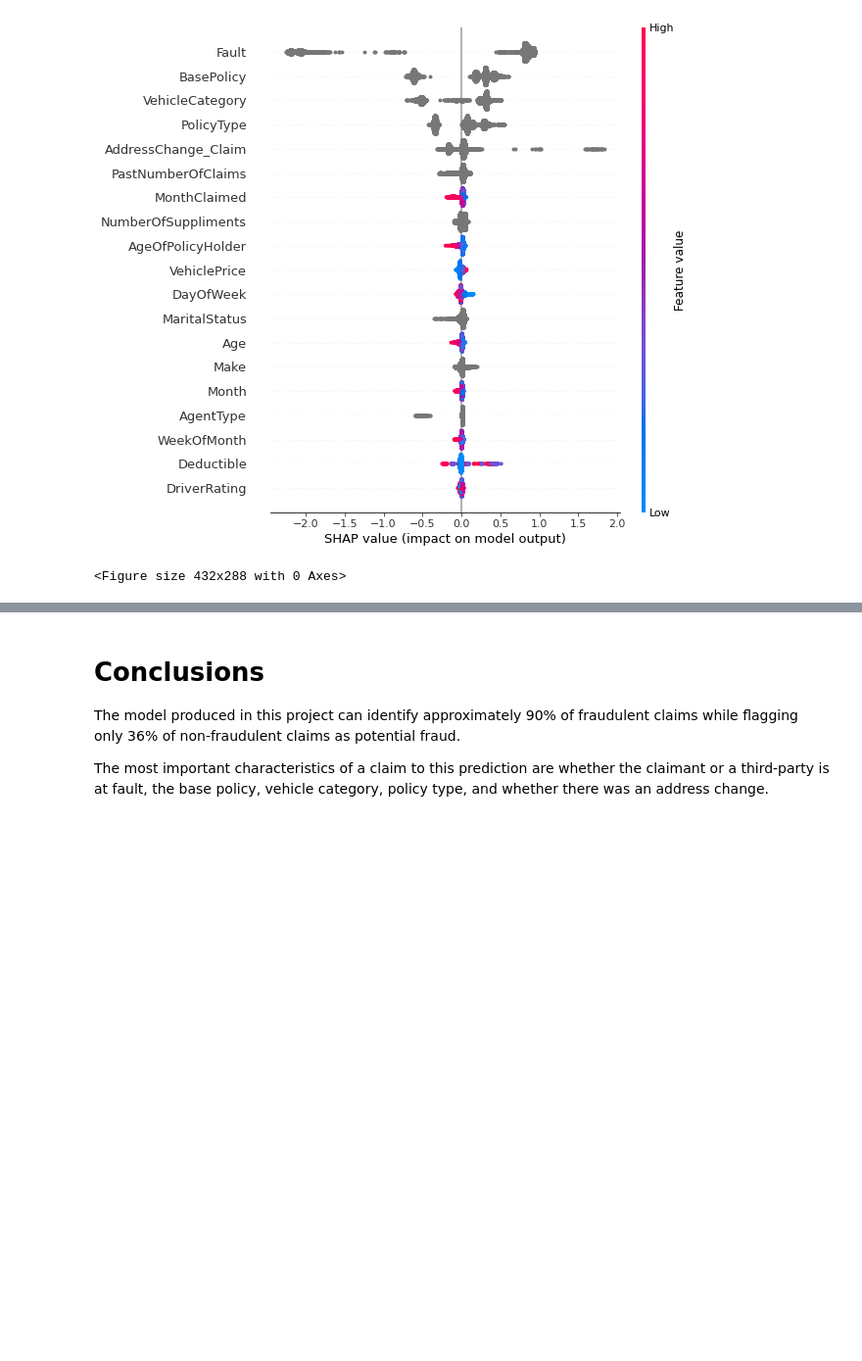
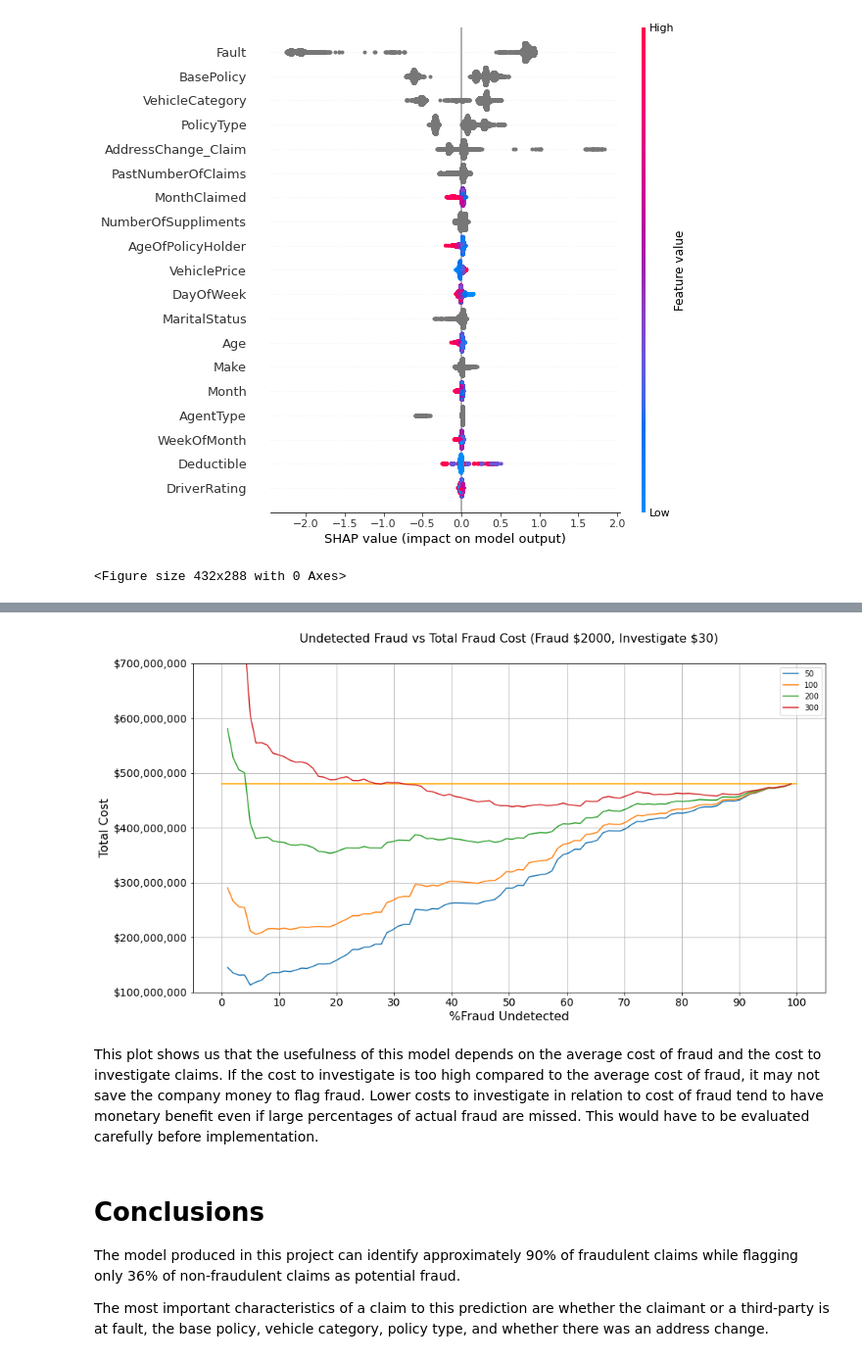
Before and after one commit to morganFitzg/vehicle-fraud-detection, a Jupyter notebook: project_notebook.ipynb, the cells around one changed output, grey strips where cells are left out. Shown at 98% size. Drawn from its saved outputs; the diff is of its cells as text; code cells hidden in the pictures; blank space fills up the shorter version.

```diff
--- a/project_notebook.ipynb
+++ b/project_notebook.ipynb
@@ -2734,3 +2783,78 @@ plt.savefig('shap_summary.png',facecolor='w')
+# %%
+def cost_predict(target_fnr,fnr,thresholds,y_prob,y_true,cost_inv,cost_fraud):
+
+    thresh,idx=select_threshold_fnr(fnr,thresholds,target_fnr)
+
+    y_pred=thresh_pred(y_prob,thresh)
+    fpr_,fnr_=calc_fpr_fnr(y_true,y_pred)
+
+    #cost investigate non_fraud
+    cost_non_fraud=legit*fpr_*cost_inv
+
+    #cost non_detected fraud
+    cost_undetected=fraud*fnr_*cost_fraud
+
+    #cost to investigate detected fraud
+    cost_detected=fraud*(1-fnr_)*cost_inv
+
+    total_cost=cost_non_fraud+cost_undetected+cost_detected
+
+    return total_cost
+# %%
+#plot cost curve for all fraud/investigation activity for varying investigation costs
+
+legit=4000000*.94
+fraud=4000000*.06
+
+y_hat_prob_val=final_model.predict_proba(val_X_)[:,1]
+fpr,tpr,thresholds=roc_curve(val_y_,y_hat_prob_val)
+fnr=1-tpr
+y_hat_prob=final_model.predict_proba(X_test_)[:,1]
+
+def cost_plot(cost_inv,cost_fraud,y_hat_prob,fnr,thresholds):
+    fnr_tests=np.linspace(.01,.99,100)
+    cost_results=[]
+
+    for f in fnr_tests:
+
+        cost=cost_predict(
+            f,fnr,thresholds,y_hat_prob,y_test_,cost_inv,cost_fraud
+        )
+        cost_results.append(cost)
+
+    return cost_results
+
+fig,ax=plt.subplots(figsize=(15,8))
+ax.plot([0,100],[480000000,480000000],color='orange')
+
+for c in [50,100,200,300]:
+    cost_results=cost_plot(c,2000,y_hat_prob,fnr,thresholds)
+
+    ax.plot(100*fnr_tests,cost_results,label=c)
+
+ax.set_title(
+    'Undetected Fraud vs Total Fraud Cost (Fraud \${}, Investigate \${})'.format(
+        cost_fraud,cost_inv),
+    fontsize=16, y=1.05
+)
+ax.grid(True,which='both')
+ax.set_xlabel('%Fraud Undetected', fontsize=16)
+ax.set_ylabel('Total Cost', fontsize=16)
+ticks=ax.get_yticks().tolist()[1:-3]
+ax.set_yticks(ticks)
+ylabels=['$'+'{:,.0f}'.format(y) for y in ticks]
+ax.set_yticklabels(ylabels,fontdict={'fontsize':14})
+xt=list(range(0,110,10))
+ax.set_xticks(xt)
+ax.set_xticklabels(xt,fontdict={'fontsize':14})
+ax.legend()
+ax.set_ylim(100000000,700000000)
+
+plt.savefig('cost_curve.png',facecolor='w')
+# %% [output]
+[figure, added]
+# %% [markdown]
+This plot shows us that the usefulness of this model depends on the average cost of fraud and the cost to investigate claims.  If the cost to investigate is too high compared to the average cost of fraud, it may not save the company money to flag fraud.  Lower costs to investigate in relation to cost of fraud tend to have monetary benefit even if large percentages of actual fraud are missed. This would have to be evaluated carefully before implementation.
 # %% [markdown]
 # Conclusions #
 
```
Also changed, not shown: parts of 7 cells of this notebook, 1 other file.
